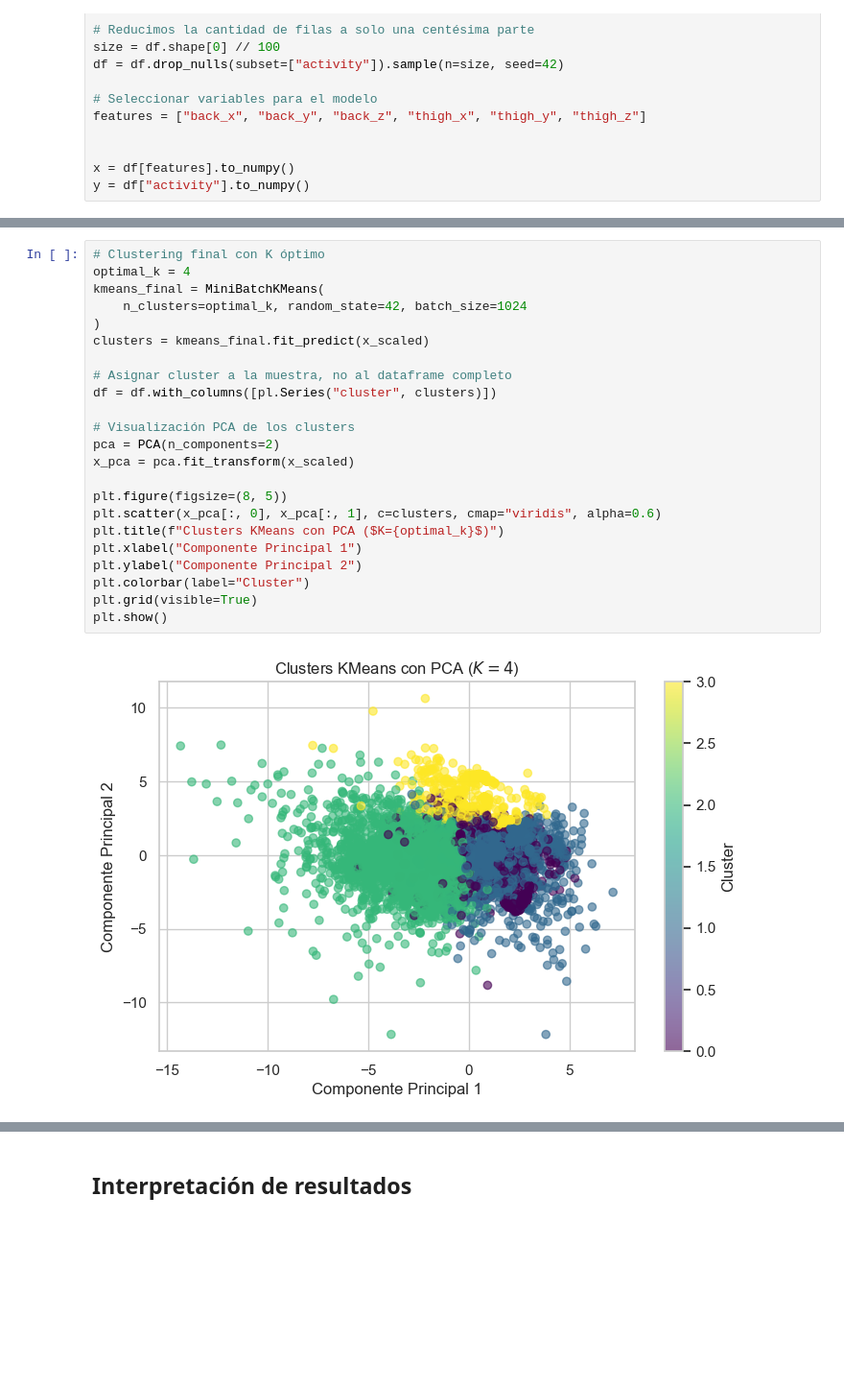
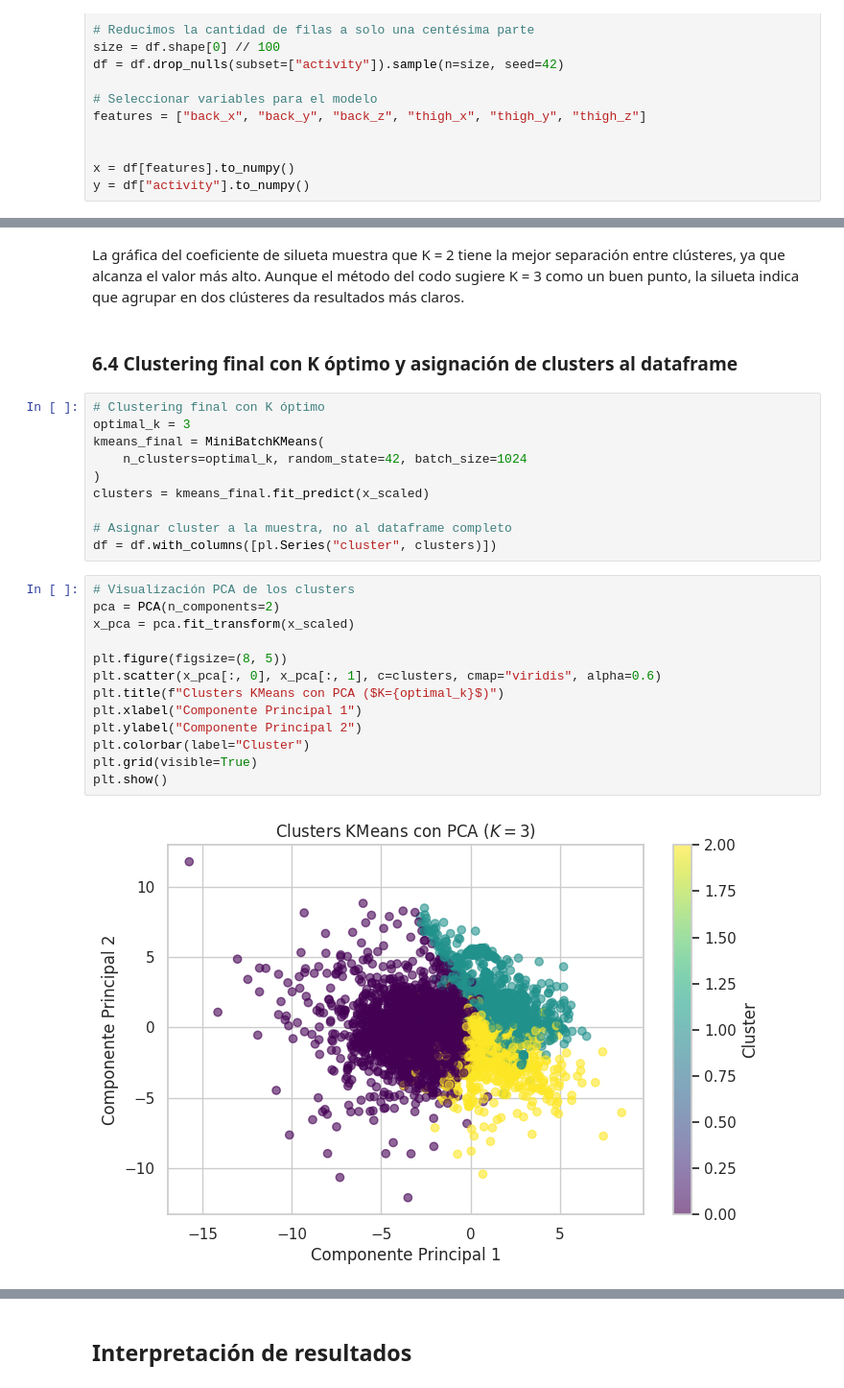
Before and after one commit to martindotpy/har-api, a Jupyter notebook: notebook/har_clustering.ipynb, the cells around one changed output, grey strips where cells are left out. Shown at 96% size. Drawn from its saved outputs; the diff is of its cells as text; blank space fills up the shorter version.

Commit message:
Modificaciones finales

```diff
--- a/notebook/har_clustering.ipynb
+++ b/notebook/har_clustering.ipynb
@@ -546,25 +595,29 @@ plt.show()
+# %% [markdown]
+La gráfica del coeficiente de silueta muestra que K = 2 tiene la mejor separación entre clústeres, ya que alcanza el valor más alto. Aunque el método del codo sugiere K = 3 como un buen punto, la silueta indica que agrupar en dos clústeres da resultados más claros.
+# %% [markdown]
+### **6.4 Clustering final con K óptimo y asignación de clusters al dataframe**
+# %%
+# Clustering final con K óptimo
+optimal_k = 3
+kmeans_final = MiniBatchKMeans(
+    n_clusters=optimal_k, random_state=42, batch_size=1024
+)
+clusters = kmeans_final.fit_predict(x_scaled)
+
+# Asignar cluster a la muestra, no al dataframe completo
+df = df.with_columns([pl.Series("cluster", clusters)])
 # %%
-# Clustering final con K óptimo
-optimal_k = 4
-kmeans_final = MiniBatchKMeans(
-    n_clusters=optimal_k, random_state=42, batch_size=1024
-)
-clusters = kmeans_final.fit_predict(x_scaled)
-
-# Asignar cluster a la muestra, no al dataframe completo
-df = df.with_columns([pl.Series("cluster", clusters)])
-
 # Visualización PCA de los clusters
 pca = PCA(n_components=2)
 x_pca = pca.fit_transform(x_scaled)
 
 plt.figure(figsize=(8, 5))
 plt.scatter(x_pca[:, 0], x_pca[:, 1], c=clusters, cmap="viridis", alpha=0.6)
 plt.title(f"Clusters KMeans con PCA ($K={optimal_k}$)")
 plt.xlabel("Componente Principal 1")
 plt.ylabel("Componente Principal 2")
 plt.colorbar(label="Cluster")
 plt.grid(visible=True)
 plt.show()
 # %% [output]
-[figure, old version]
+[figure, new version]
```
Also changed, not shown: parts of 66 cells of this notebook.
